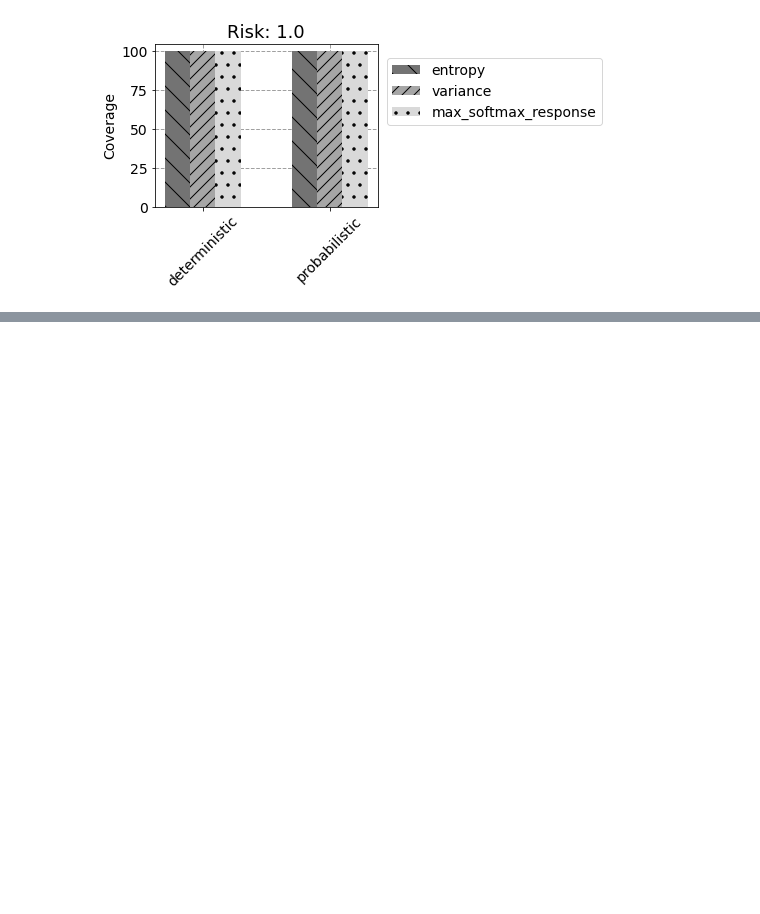
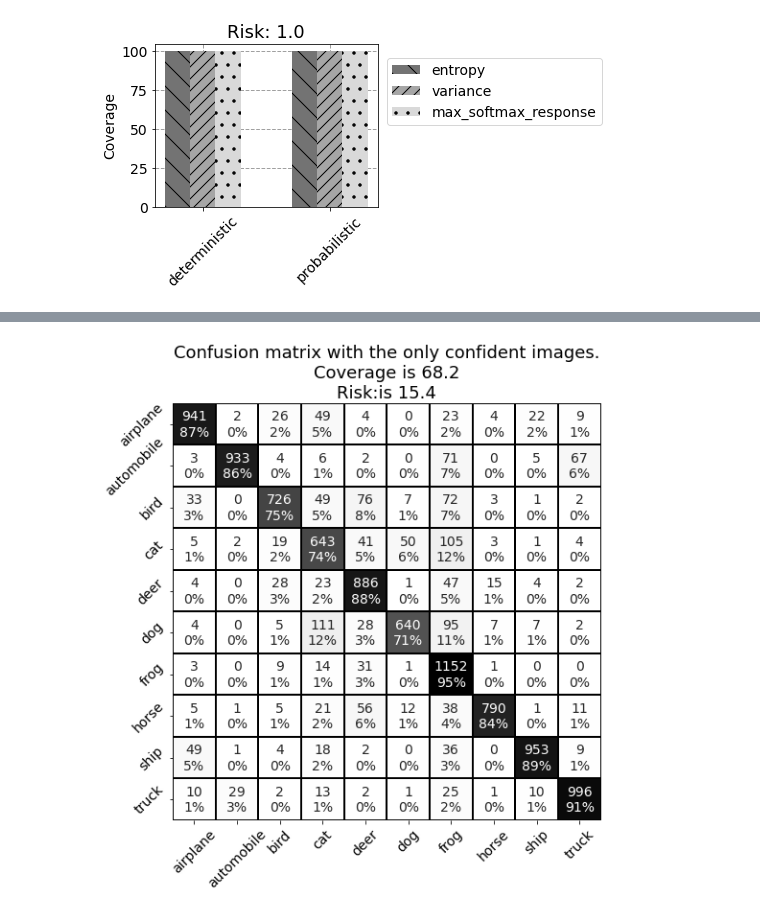
Before and after one commit to richter43/MLAUtils, a Jupyter notebook: Selective_classification.ipynb, the cells around one changed output, grey strips where cells are left out. Cells and saved outputs as stored; diff of their text form; code cells hidden in the pictures; blank space fills up the shorter version.

```diff
--- a/Selective_classification.ipynb
+++ b/Selective_classification.ipynb
@@ -614,0 +718,10 @@ for risk in coverage_stats.keys():
+# %%
+cm = confusion_matrix(true_labels[variance>theta],
+                      np.argmax(preds_averaged, axis=1)[variance>=theta])
+fig, ax = plt.subplots(1, 1, figsize=(8, 8))
+seaborn_cm(cm, ax, categorical_labels)
+ax.set_title("Confusion matrix with the only confident images.\nCoverage is {:.1f}\nRisk:is {:.1f}".format(
+    sum(variance>theta)/len(variance)*100,
+    100 - np.sum(np.diag(cm)) / sum(variance>theta) * 100));
+# %% [output]
+[figure, added]
```
Also changed, not shown: parts of 19 cells of this notebook.
